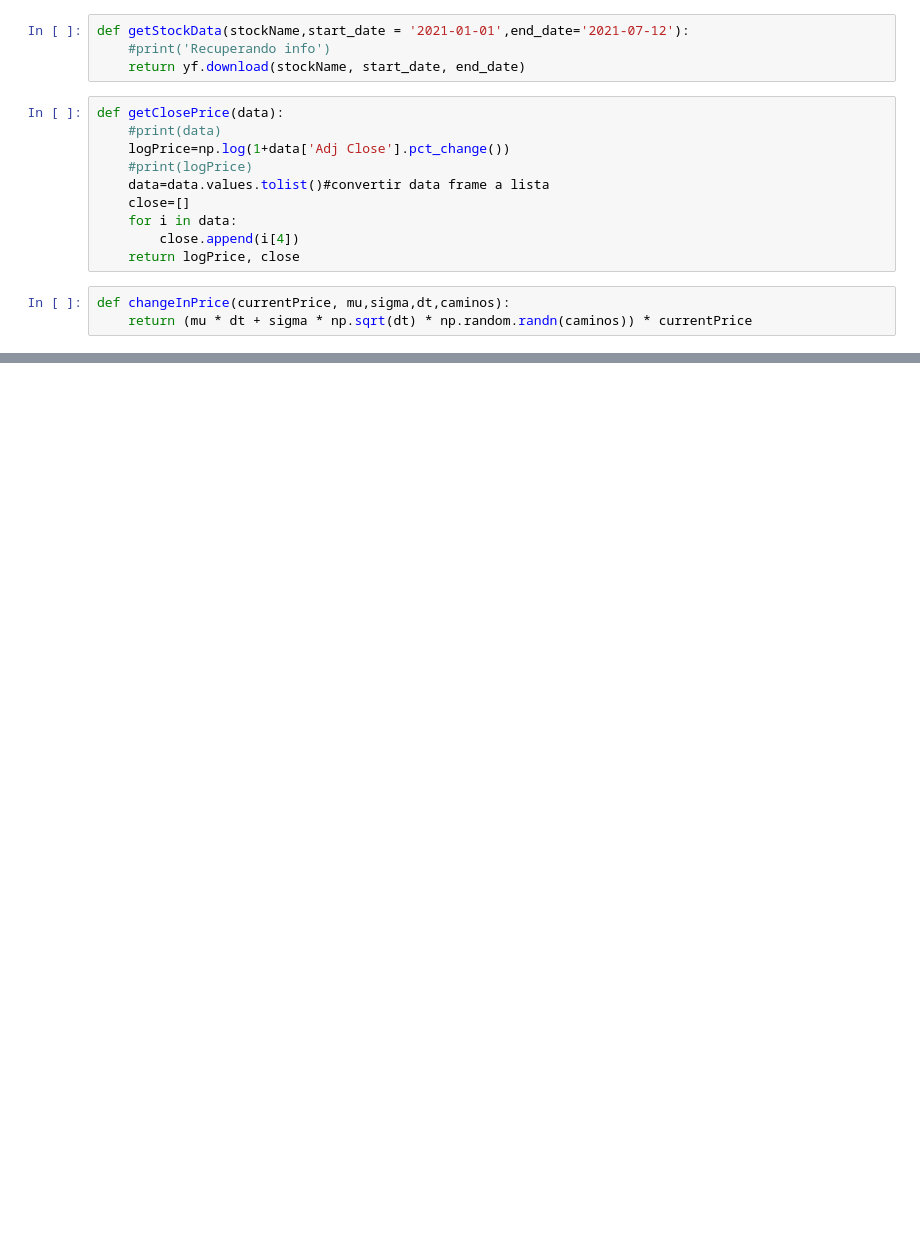
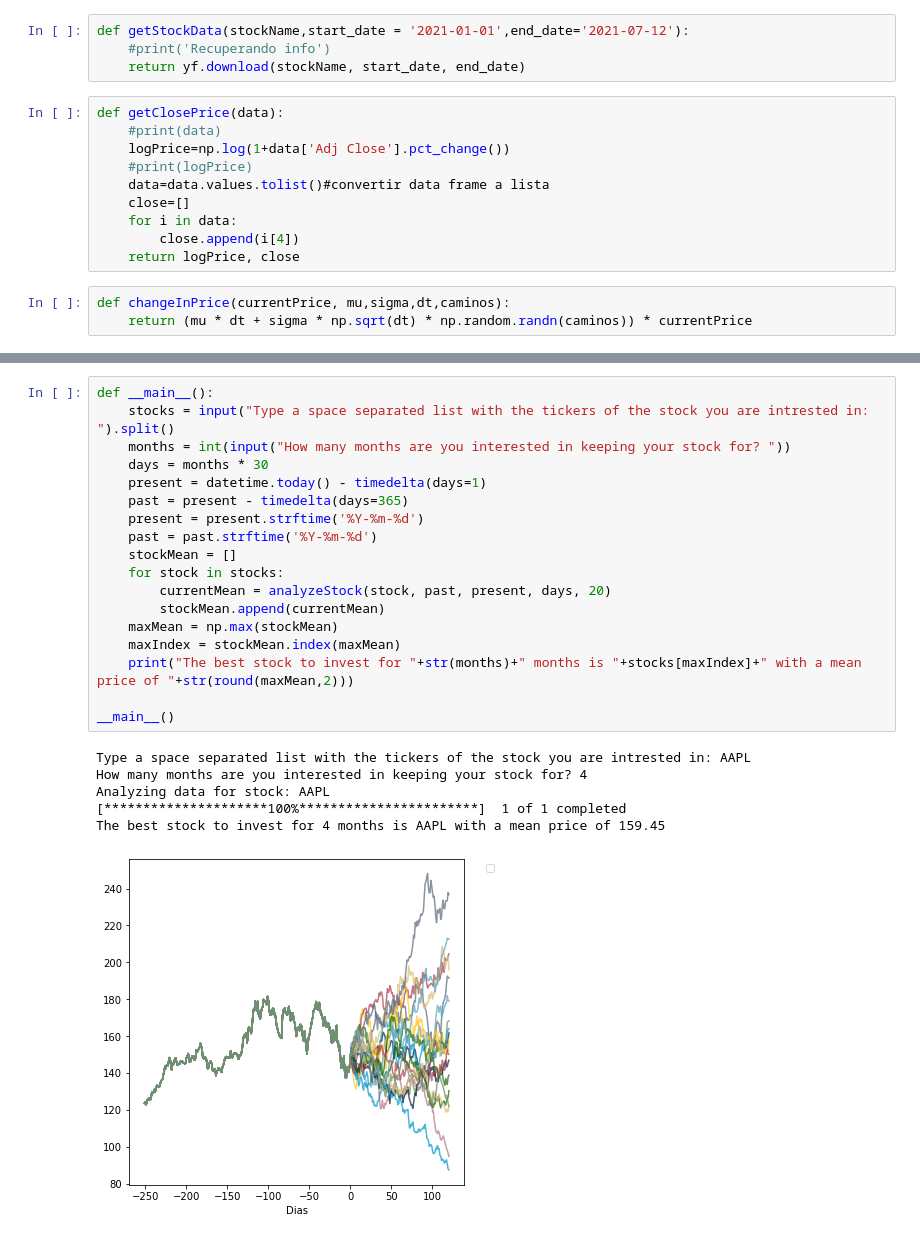
Before and after one commit to arath11/StockPriceSimulator, a Jupyter notebook: notebok.ipynb, the cells around one changed output, grey strips where cells are left out. Cells and saved outputs as stored; diff of their text form; blank space fills up the shorter version.

```diff
--- a/notebok.ipynb
+++ b/notebok.ipynb
@@ -115,0 +125,25 @@ __main__('TSLA',dias=500,caminos=20)
+# %%
+def __main__():
+    stocks = input("Type a space separated list with the tickers of the stock you are intrested in: ").split()
+    months = int(input("How many months are you interested in keeping your stock for? "))
+    days = months * 30
+    present = datetime.today() - timedelta(days=1)
+    past = present - timedelta(days=365)
+    present = present.strftime('%Y-%m-%d')
+    past = past.strftime('%Y-%m-%d')
+    stockMean = []
+    for stock in stocks:
+        currentMean = analyzeStock(stock, past, present, days, 20)
+        stockMean.append(currentMean)
+    maxMean = np.max(stockMean)
+    maxIndex = stockMean.index(maxMean)
+    print("The best stock to invest for "+str(months)+" months is "+stocks[maxIndex]+" with a mean price of "+str(round(maxMean,2)))
+
+__main__()
+# %% [output]
+Type a space separated list with the tickers of the stock you are intrested in: AAPL
+How many months are you interested in keeping your stock for? 4
+Analyzing data for stock: AAPL
+[*********************100%***********************]  1 of 1 completed
+The best stock to invest for 4 months is AAPL with a mean price of 159.45
+[figure, added]
```
Also changed, not shown: parts of 3 cells of this notebook.
